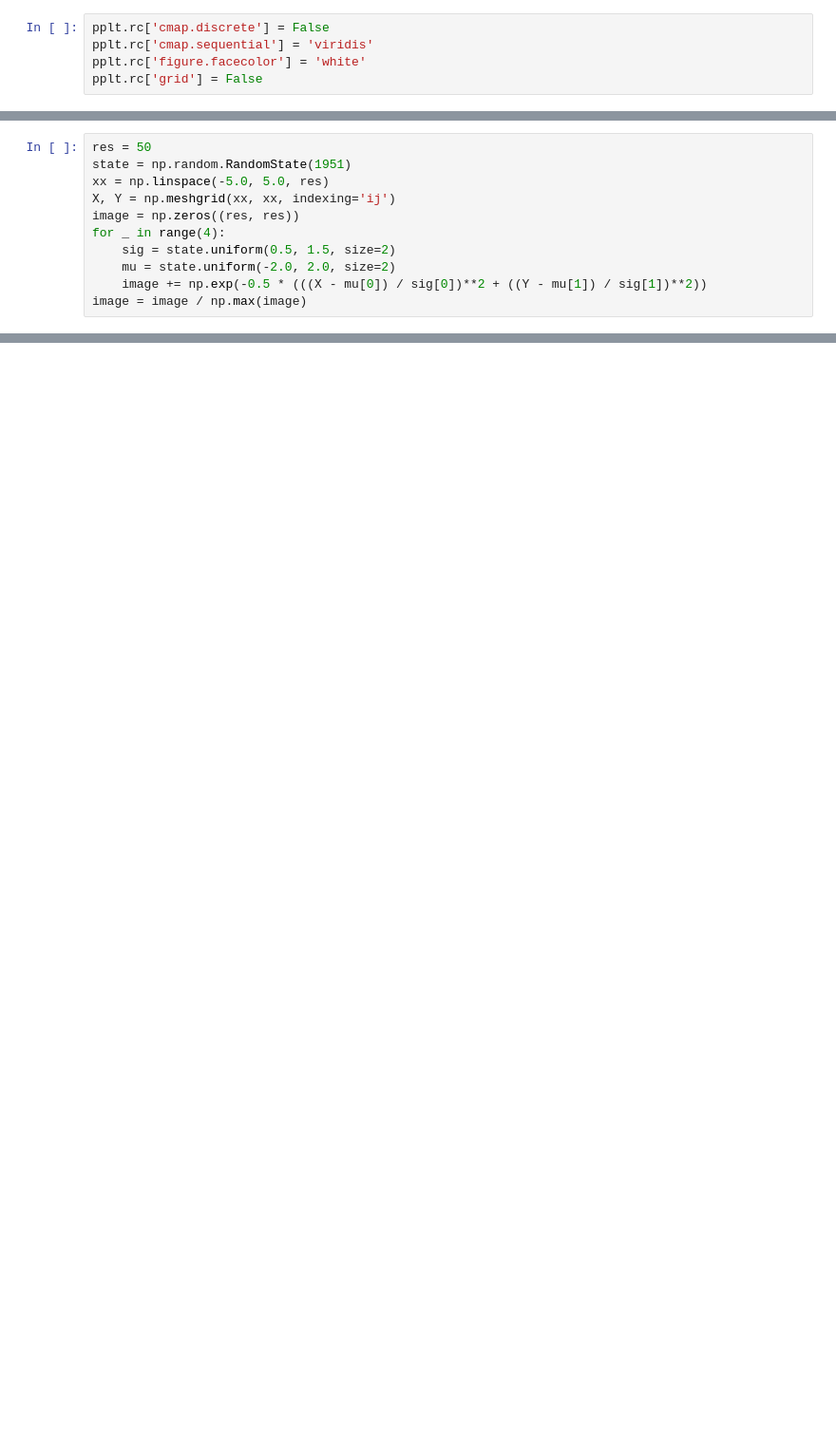
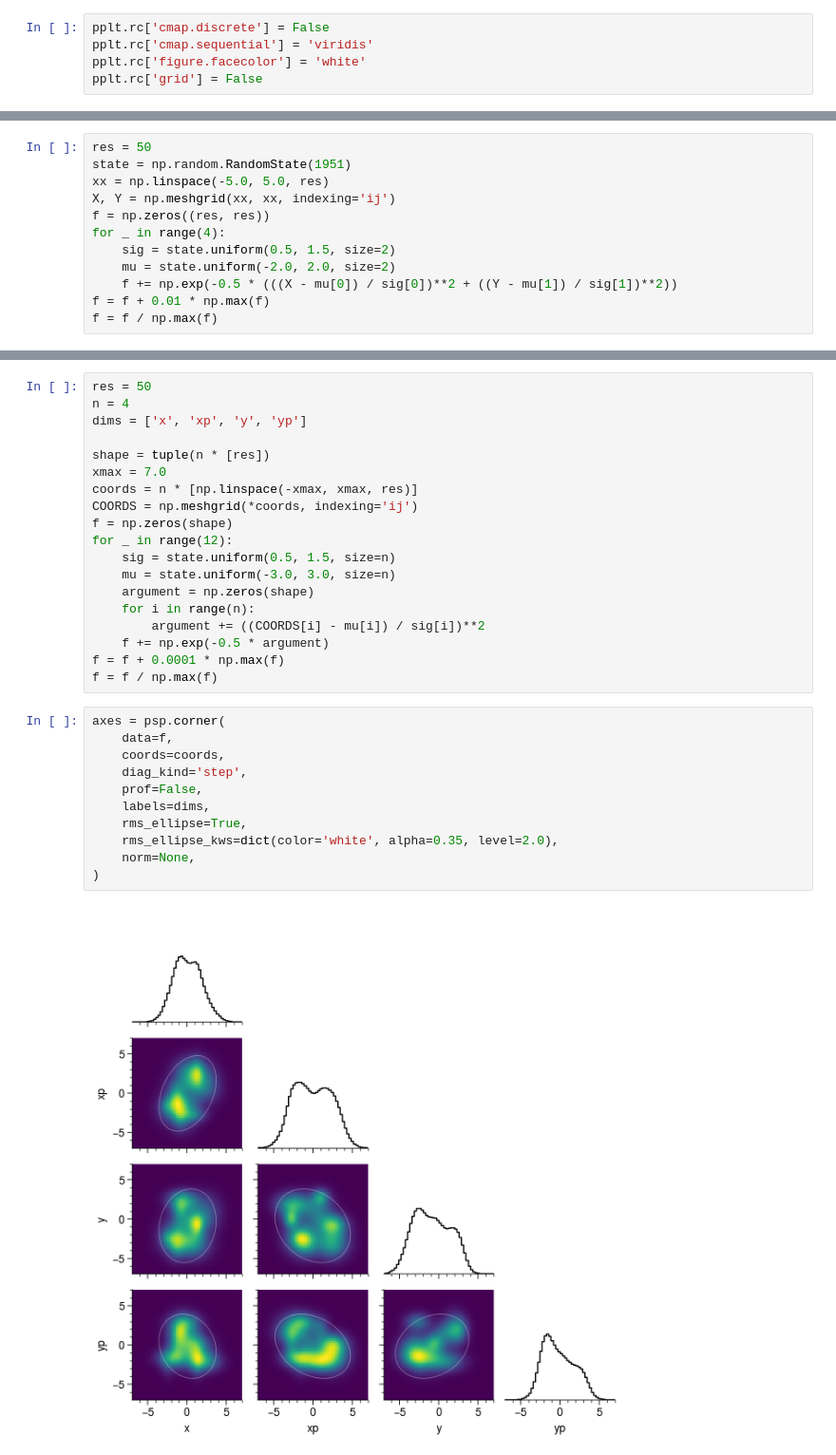
Before and after one commit to austin-hoover/ps-dist, a Jupyter notebook: examples/examples_image.ipynb, the cells around one changed output, grey strips where cells are left out. Shown: that part at 95% size. Saved outputs shown, nothing was run; the diff lists cells and outputs as text; blank space fills up the shorter version.

```diff
--- a/examples/examples_image.ipynb
+++ b/examples/examples_image.ipynb
@@ -18,9 +26,10 @@ res = 50
 state = np.random.RandomState(1951)
 xx = np.linspace(-5.0, 5.0, res)
 X, Y = np.meshgrid(xx, xx, indexing='ij')
-image = np.zeros((res, res))
+f = np.zeros((res, res))
 for _ in range(4):
     sig = state.uniform(0.5, 1.5, size=2)
     mu = state.uniform(-2.0, 2.0, size=2)
-    image += np.exp(-0.5 * (((X - mu[0]) / sig[0])**2 + ((Y - mu[1]) / sig[1])**2))
-image = image / np.max(image)
+    f += np.exp(-0.5 * (((X - mu[0]) / sig[0])**2 + ((Y - mu[1]) / sig[1])**2))
+f = f + 0.01 * np.max(f)
+f = f / np.max(f)
@@ -26,0 +54,32 @@ image = image / np.max(image)
+# %%
+res = 50
+n = 4
+dims = ['x', 'xp', 'y', 'yp']
+
+shape = tuple(n * [res])
+xmax = 7.0
+coords = n * [np.linspace(-xmax, xmax, res)]
+COORDS = np.meshgrid(*coords, indexing='ij')
+f = np.zeros(shape)
+for _ in range(12):
+    sig = state.uniform(0.5, 1.5, size=n)
+    mu = state.uniform(-3.0, 3.0, size=n)
+    argument = np.zeros(shape)
+    for i in range(n):
+        argument += ((COORDS[i] - mu[i]) / sig[i])**2
+    f += np.exp(-0.5 * argument)
+f = f + 0.0001 * np.max(f)
+f = f / np.max(f)
+# %%
+axes = psp.corner(
+    data=f,
+    coords=coords,
+    diag_kind='step',
+    prof=False,
+    labels=dims,
+    rms_ellipse=True,
+    rms_ellipse_kws=dict(color='white', alpha=0.35, level=2.0),
+    norm=None,
+)
+# %% [output]
+[figure, added]
```
Also changed, not shown: parts of 8 cells of this notebook, 1 other file.
